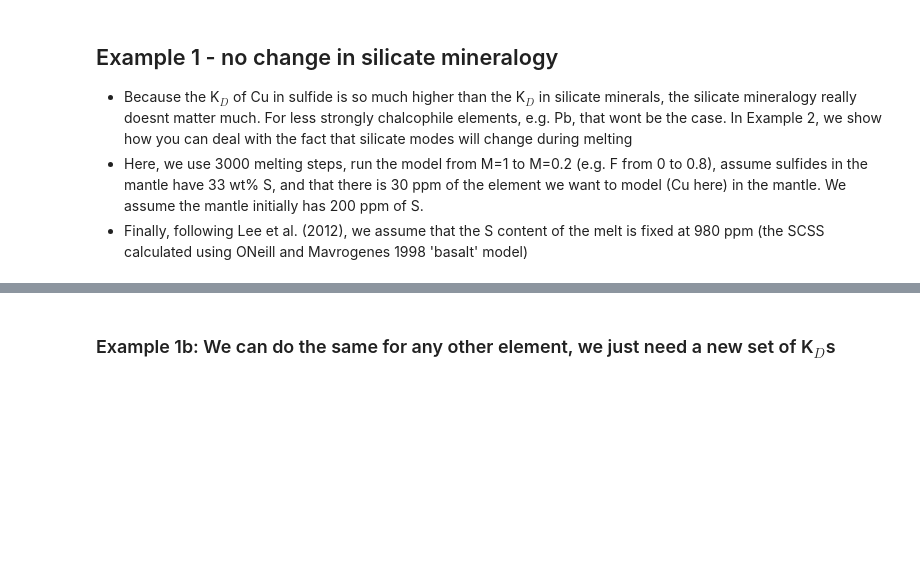
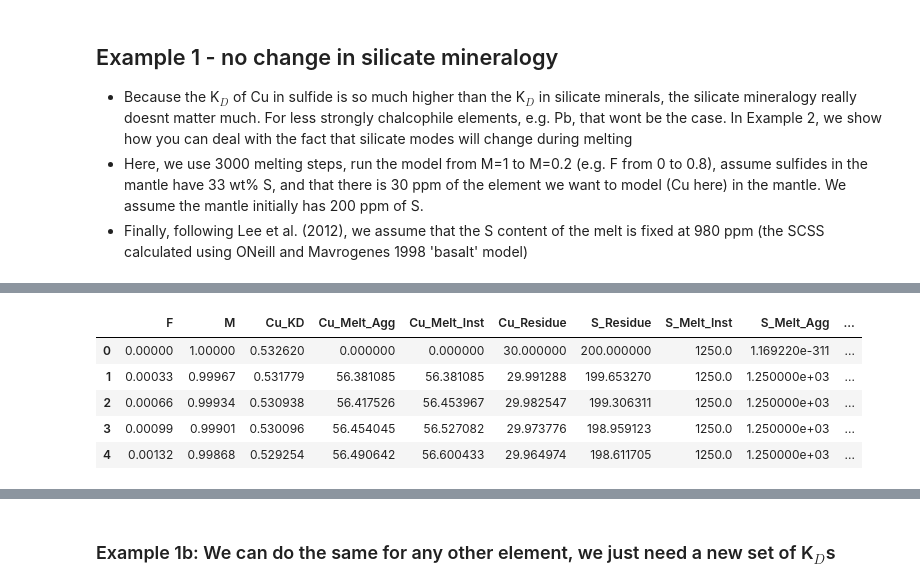
Before and after one commit to PennyWieser/PySulfSat, a Jupyter notebook: docs/Examples/Mantle_Melting_Lee_Wieser/Simple_Melting_Cu_S_Ba.ipynb, the cells around one changed output, grey strips where cells are left out. Drawn from its saved outputs; the diff is of its cells as text; code cells hidden in the pictures; blank space fills up the shorter version.

```diff
--- a/docs/Examples/Mantle_Melting_Lee_Wieser/Simple_Melting_Cu_S_Ba.ipynb
+++ b/docs/Examples/Mantle_Melting_Lee_Wieser/Simple_Melting_Cu_S_Ba.ipynb
@@ -50,3 +50,18 @@ df_Cu_200S.head()
 | 2 | 0.00066 | 0.99934 | 0.531338 | 56.385674 | 56.411459 | 29.982568 | 199.471475 | 1000.0 | 1.000000e+03 | ... |
 | 3 | 0.00099 | 0.99901 | 0.530697 | 56.411501 | 56.463156 | 29.973818 | 199.206951 | 1000.0 | 1.000000e+03 | ... |
 | 4 | 0.00132 | 0.99868 | 0.530055 | 56.437371 | 56.514980 | 29.965045 | 198.942251 | 1000.0 | 1.000000e+03 | ... |
+# %%
+## Lets add some S6+, which increases how much S is in the melt.
+S_Sulf = 33*(10**4)
+df_Cu_200S_s6=ss.Lee_Wieser_sulfide_melting(Modes=Modes, KDs=KDs_Cu,
+                        N=3000, S_Mantle=200,
+                        S_Sulf=S_Sulf, S_Melt_SCSS_2_ppm=1000,
+                        elem_Per=30, Prop_S6=0.2)
+df_Cu_200S_s6.head()
+# %% [output]
+|  | F | M | Cu_KD | Cu_Melt_Agg | Cu_Melt_Inst | Cu_Residue | S_Residue | S_Melt_Inst | S_Melt_Agg | ... |
+| 0 | 0.00000 | 1.00000 | 0.532620 | 0.000000 | 0.000000 | 30.000000 | 200.000000 | 1250.0 | 1.169220e-311 | ... |
+| 1 | 0.00033 | 0.99967 | 0.531779 | 56.381085 | 56.381085 | 29.991288 | 199.653270 | 1250.0 | 1.250000e+03 | ... |
+| 2 | 0.00066 | 0.99934 | 0.530938 | 56.417526 | 56.453967 | 29.982547 | 199.306311 | 1250.0 | 1.250000e+03 | ... |
+| 3 | 0.00099 | 0.99901 | 0.530096 | 56.454045 | 56.527082 | 29.973776 | 198.959123 | 1250.0 | 1.250000e+03 | ... |
+| 4 | 0.00132 | 0.99868 | 0.529254 | 56.490642 | 56.600433 | 29.964974 | 198.611705 | 1250.0 | 1.250000e+03 | ... |
```
Also changed, not shown: parts of 4 cells of this notebook, 10 other files.
